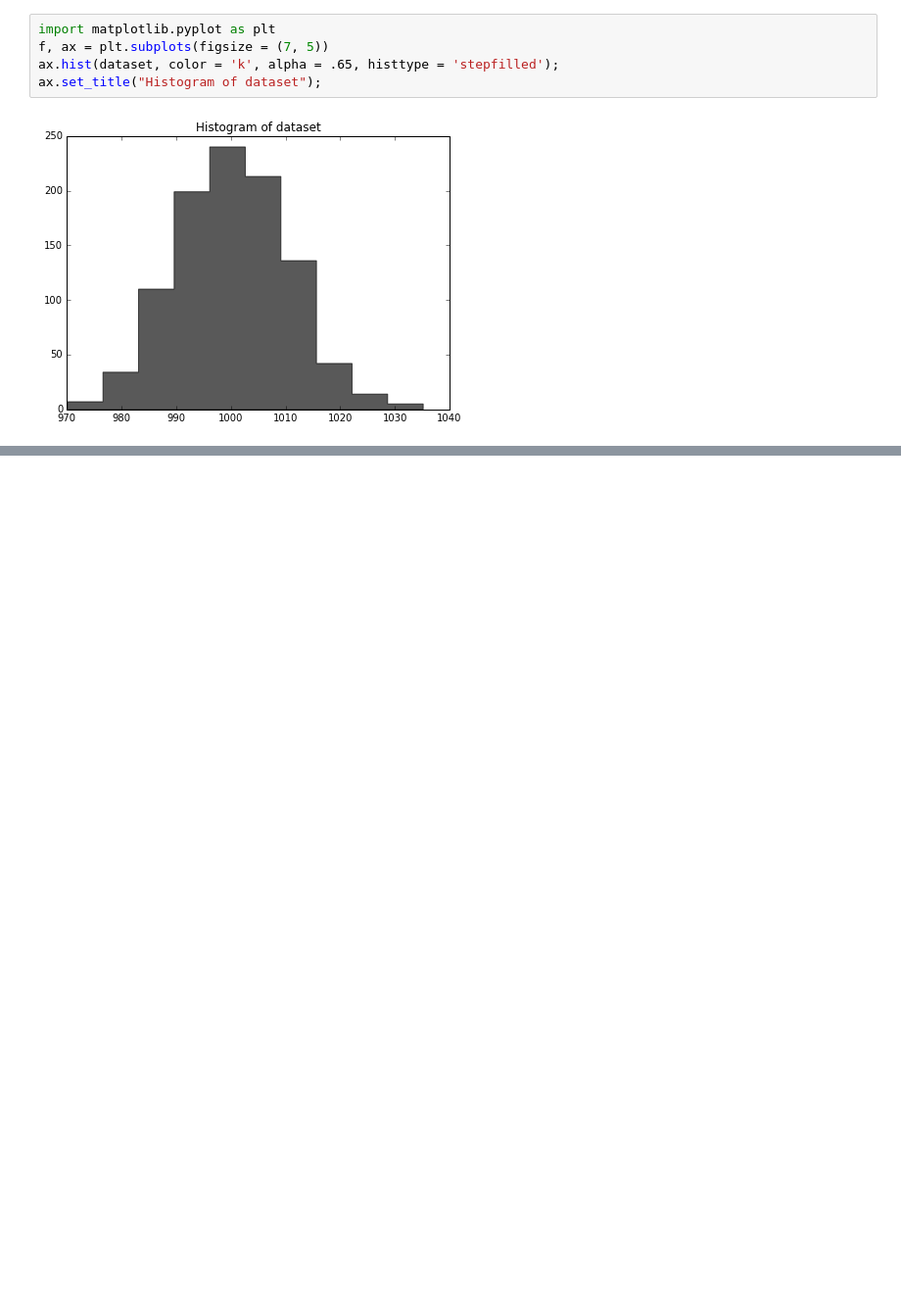
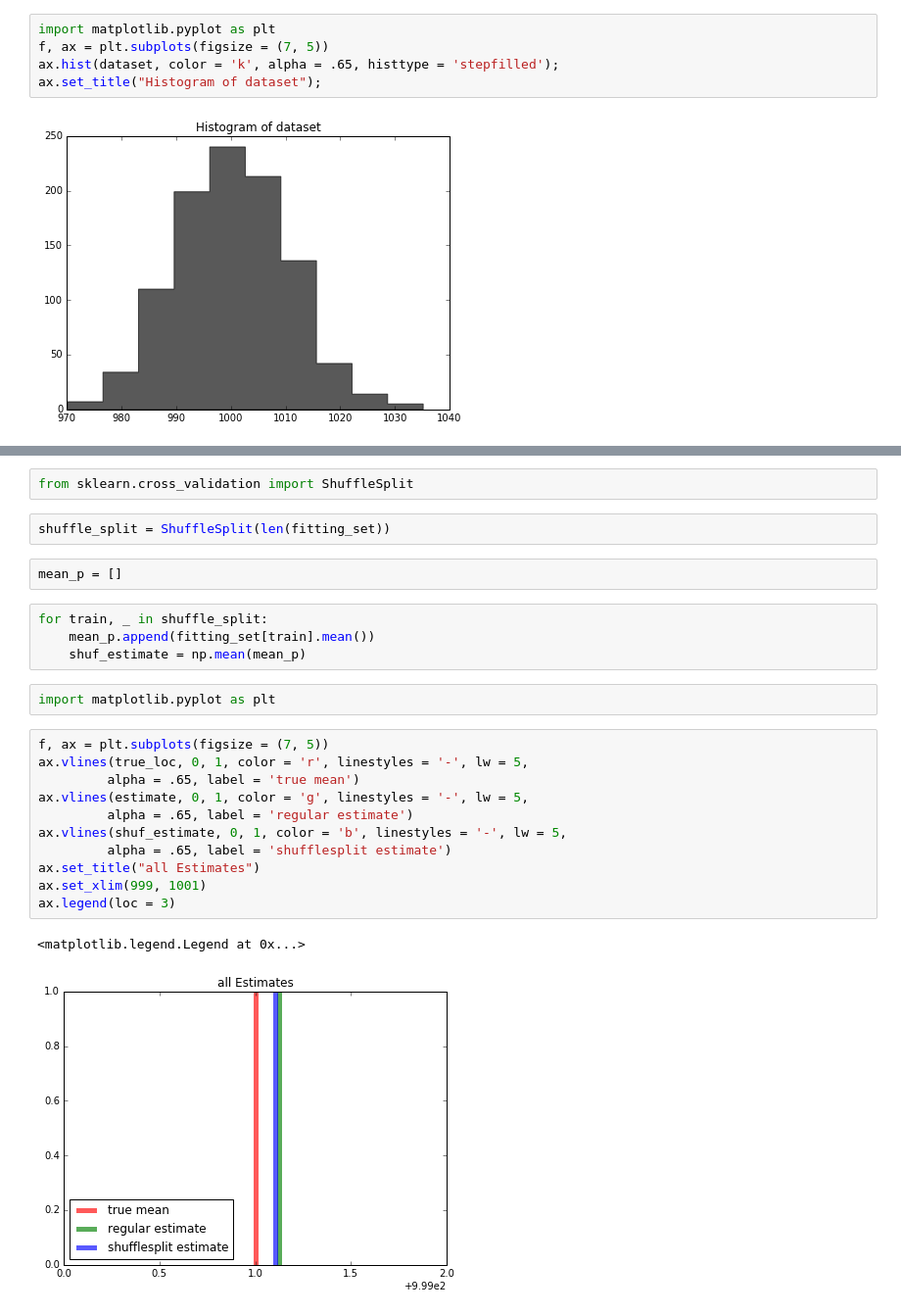
Before and after one commit to sawsimeon/Rnewbie, a Jupyter notebook: Scikit-Learn Cookbook Part 2.ipynb, the cells around one changed output, grey strips where cells are left out. Shown at 98% size. Drawn from its saved outputs; the diff is of its cells as text; blank space fills up the shorter version.

```diff
--- a/Scikit-Learn Cookbook Part 2.ipynb
+++ b/Scikit-Learn Cookbook Part 2.ipynb
@@ -760,0 +785,26 @@ ax.set_title("Histogram of dataset");
+# %%
+from sklearn.cross_validation import ShuffleSplit
+# %%
+shuffle_split = ShuffleSplit(len(fitting_set))
+# %%
+mean_p = []
+# %%
+for train, _ in shuffle_split:
+    mean_p.append(fitting_set[train].mean())
+    shuf_estimate = np.mean(mean_p)
+# %%
+import matplotlib.pyplot as plt
+# %%
+f, ax = plt.subplots(figsize = (7, 5))
+ax.vlines(true_loc, 0, 1, color = 'r', linestyles = '-', lw = 5,
+         alpha = .65, label = 'true mean')
+ax.vlines(estimate, 0, 1, color = 'g', linestyles = '-', lw = 5,
+         alpha = .65, label = 'regular estimate')
+ax.vlines(shuf_estimate, 0, 1, color = 'b', linestyles = '-', lw = 5,
+         alpha = .65, label = 'shufflesplit estimate')
+ax.set_title("all Estimates")
+ax.set_xlim(999, 1001)
+ax.legend(loc = 3)
+# %% [output]
+<matplotlib.legend.Legend at 0x...>
+[figure, added]
```
Also changed, not shown: parts of 117 cells of this notebook.
